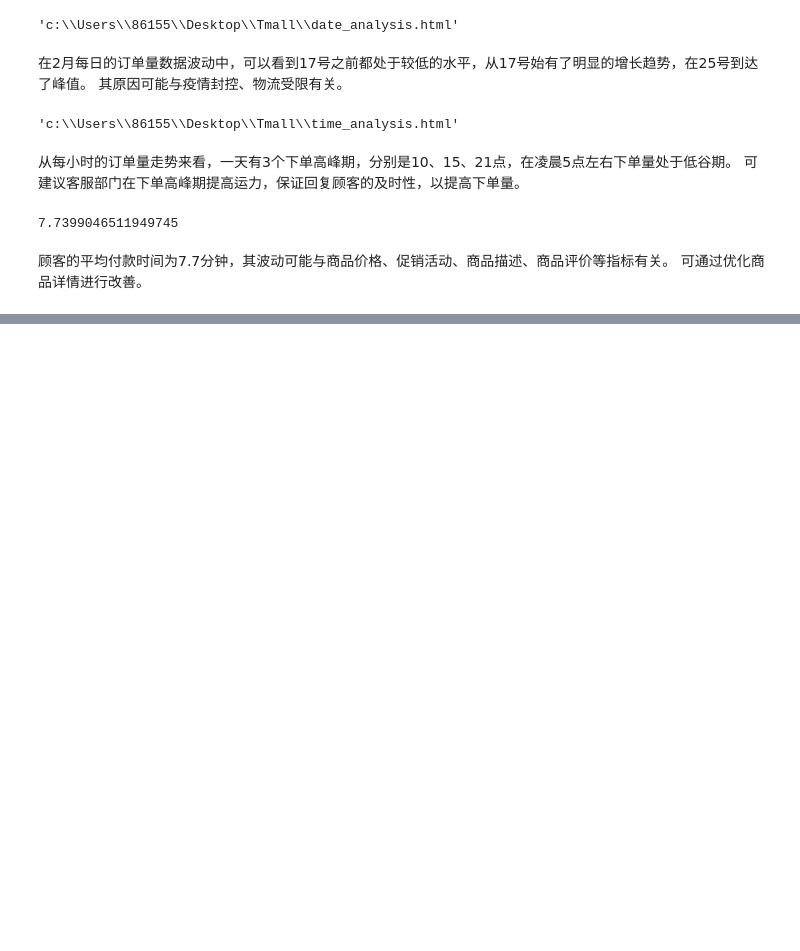
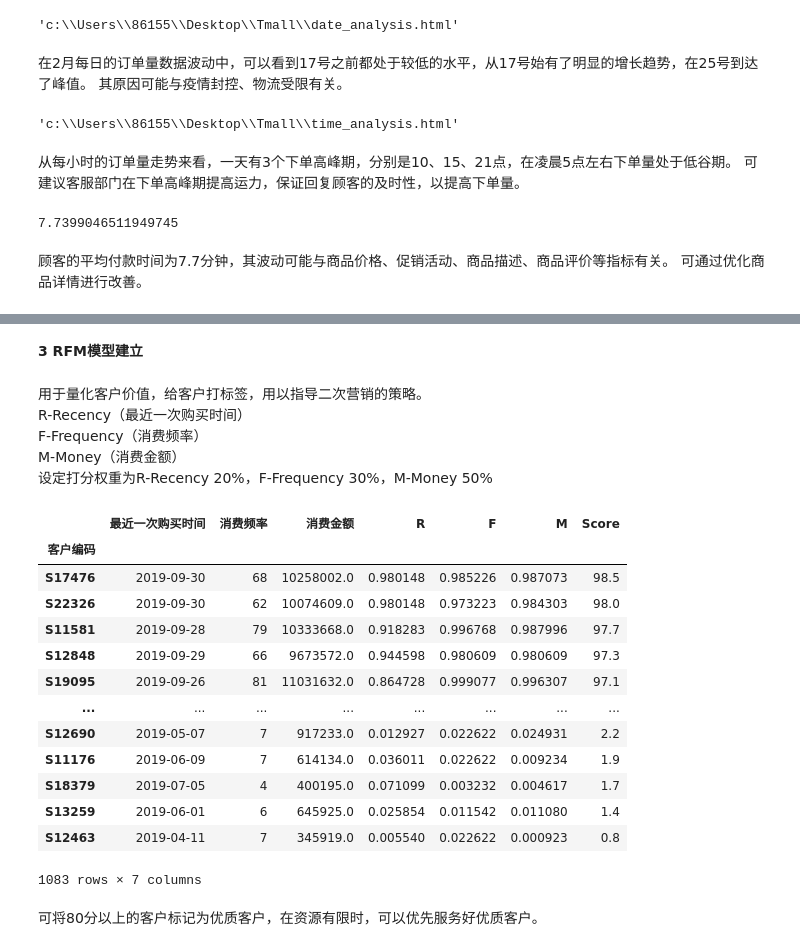
Before and after one commit to xxyCptz/Tmall-data-analysis, a Jupyter notebook: Tmall data analysis.ipynb, the cells around one changed output, grey strips where cells are left out. Drawn from its saved outputs; the diff is of its cells as text; code cells hidden in the pictures; blank space fills up the shorter version.

```diff
--- a/Tmall data analysis.ipynb
+++ b/Tmall data analysis.ipynb
@@ -197,0 +315,9 @@ d[d.notnull()].apply(lambda x:x.seconds/60).mean()
+# %%
+#日期列转换格式
+order['订单日期']=order['订单日期'].astype(str).str.replace('#','-')
+order['订单日期']=order['订单日期'].apply(lambda x:pd.to_datetime(x,format='%Y-%m-%d'))
+# %%
+#查看订单日期范围
+order['订单日期'].min(),order['订单日期'].max()
+#清除脏数据
+order=order[order['订单日期']<'2021-01-01']
@@ -197,0 +327,10 @@ d[d.notnull()].apply(lambda x:x.seconds/60).mean()
+# %%
+#各列数据规范化
+order['商品编号']=order['商品编号'].str.replace('商品','')
+order['客户编码']=order['客户编码'].str.replace('编号','')
+order['订单编码']=order['订单编码'].str.replace('订单号','')
+order['所在区域']=order['所在区域'].str.strip().replace('男区','南区')
+order['订购单价']=order['订购单价'].astype(str).str.replace('元','').astype('int64')
+order['订购数量']=order['订购数量'].astype(str).str.replace('个','').astype('int64')
+order['金额']=order['金额'].astype(float)
+order.info()
@@ -197,0 +355,4 @@ d[d.notnull()].apply(lambda x:x.seconds/60).mean()
+# %%
+#关联两个表
+total=pd.merge(order,info,on='商品编号',how='inner')
+total.head()
@@ -197,0 +430,34 @@ d[d.notnull()].apply(lambda x:x.seconds/60).mean()
+# %% [markdown]
+**3 RFM模型建立**
+# %% [markdown]
+用于量化客户价值，给客户打标签，用以指导二次营销的策略。
+<br>R-Recency（最近一次购买时间）
+<br>F-Frequency（消费频率）
+<br>M-Money（消费金额）
+<br>设定打分权重为R-Recency 20%，F-Frequency 30%，M-Money 50%
+# %%
+rfm=total.groupby('客户编码').agg({'订单日期':'max','订单编码':'count','金额':'sum'})
+rfm.columns=['最近一次购买时间','消费频率','消费金额']
+#添加百分比排名
+rfm['R']=rfm['最近一次购买时间'].rank(pct=True)
+rfm['F']=rfm['消费频率'].rank(pct=True)
+rfm['M']=rfm['消费金额'].rank(pct=True)
+rfm['Score']=round(rfm['R']*20+rfm['F']*30+rfm['M']*50,1)
+rfm.sort_values(by='Score',ascending=False)
+# %% [output]
+|  | 最近一次购买时间 | 消费频率 | 消费金额 | R | F | M | Score |
+| 客户编码 |  |  |  |  |  |  |  |
+| S17476 | 2019-09-30 | 68 | 10258002.0 | 0.980148 | 0.985226 | 0.987073 | 98.5 |
+| S22326 | 2019-09-30 | 62 | 10074609.0 | 0.980148 | 0.973223 | 0.984303 | 98.0 |
+| S11581 | 2019-09-28 | 79 | 10333668.0 | 0.918283 | 0.996768 | 0.987996 | 97.7 |
+| S12848 | 2019-09-29 | 66 | 9673572.0 | 0.944598 | 0.980609 | 0.980609 | 97.3 |
+| S19095 | 2019-09-26 | 81 | 11031632.0 | 0.864728 | 0.999077 | 0.996307 | 97.1 |
+| ... | ... | ... | ... | ... | ... | ... | ... |
+| S12690 | 2019-05-07 | 7 | 917233.0 | 0.012927 | 0.022622 | 0.024931 | 2.2 |
+| S11176 | 2019-06-09 | 7 | 614134.0 | 0.036011 | 0.022622 | 0.009234 | 1.9 |
+| S18379 | 2019-07-05 | 4 | 400195.0 | 0.071099 | 0.003232 | 0.004617 | 1.7 |
+| S13259 | 2019-06-01 | 6 | 645925.0 | 0.025854 | 0.011542 | 0.011080 | 1.4 |
+| S12463 | 2019-04-11 | 7 | 345919.0 | 0.005540 | 0.022622 | 0.000923 | 0.8 |
+1083 rows × 7 columns
+# %% [markdown]
+可将80分以上的客户标记为优质客户，在资源有限时，可以优先服务好优质客户。
```
Also changed, not shown: parts of 28 cells of this notebook.
